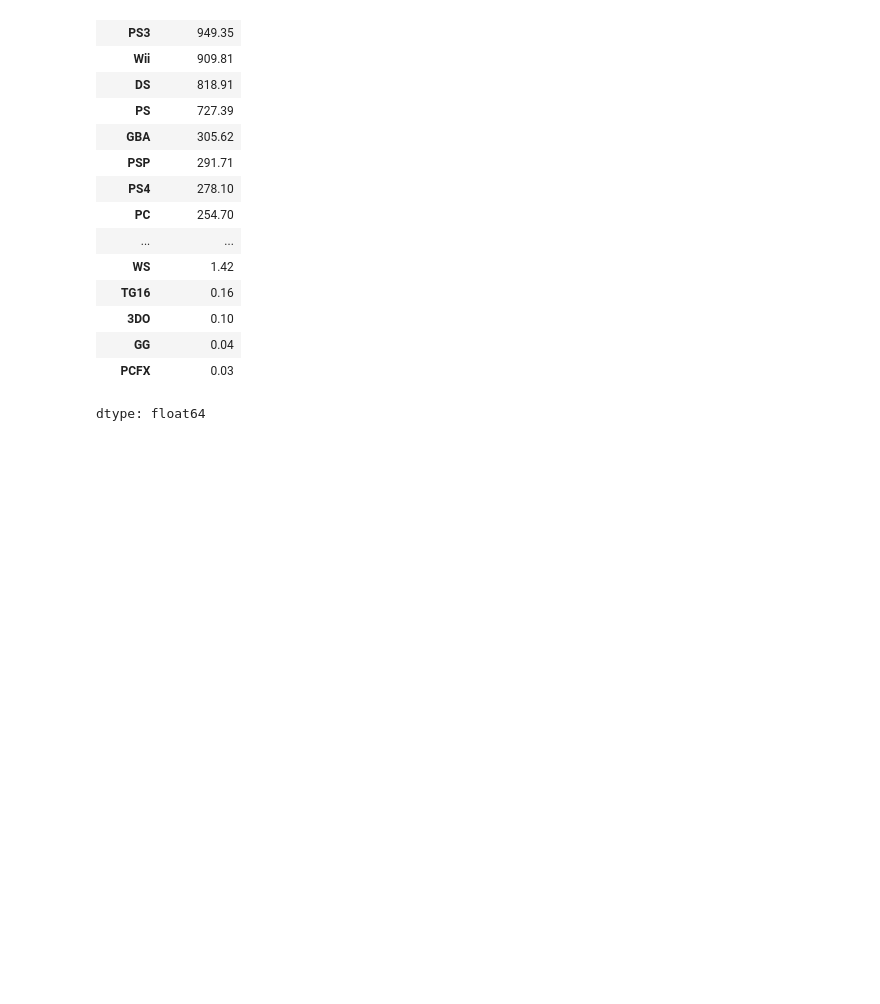
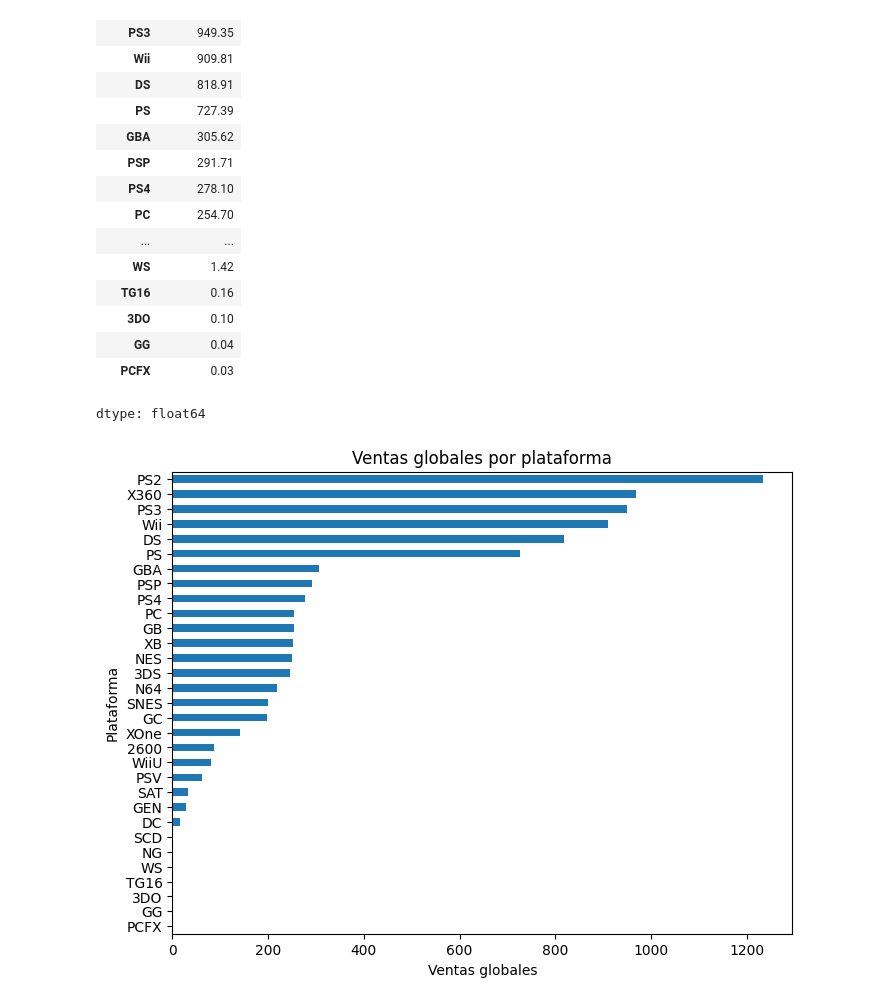
Before and after one commit to lnovoa3-lgtm/Proyecto1, a Jupyter notebook: código_programación.ipynb, the cells around one changed output. Saved outputs shown, nothing was run; the diff lists cells and outputs as text; code cells hidden in the pictures; blank space fills up the shorter version.

```diff
--- a/código_programación.ipynb
+++ b/código_programación.ipynb
@@ -115,3 +115,15 @@ ventas_plataforma.sort_values(ascending=False)
 | GG | 0.04 |
 | PCFX | 0.03 |
 dtype: float64
+# %%
+import matplotlib.pyplot as plt
+
+plt.figure(figsize=(8,6))
+ventas_plataforma.sort_values().plot(kind="barh")
+
+plt.title("Ventas globales por plataforma")
+plt.xlabel("Ventas globales")
+plt.ylabel("Plataforma")
+plt.show()
+# %% [output]
+[figure, added]
```
Also changed, not shown: parts of 1 cell of this notebook.
